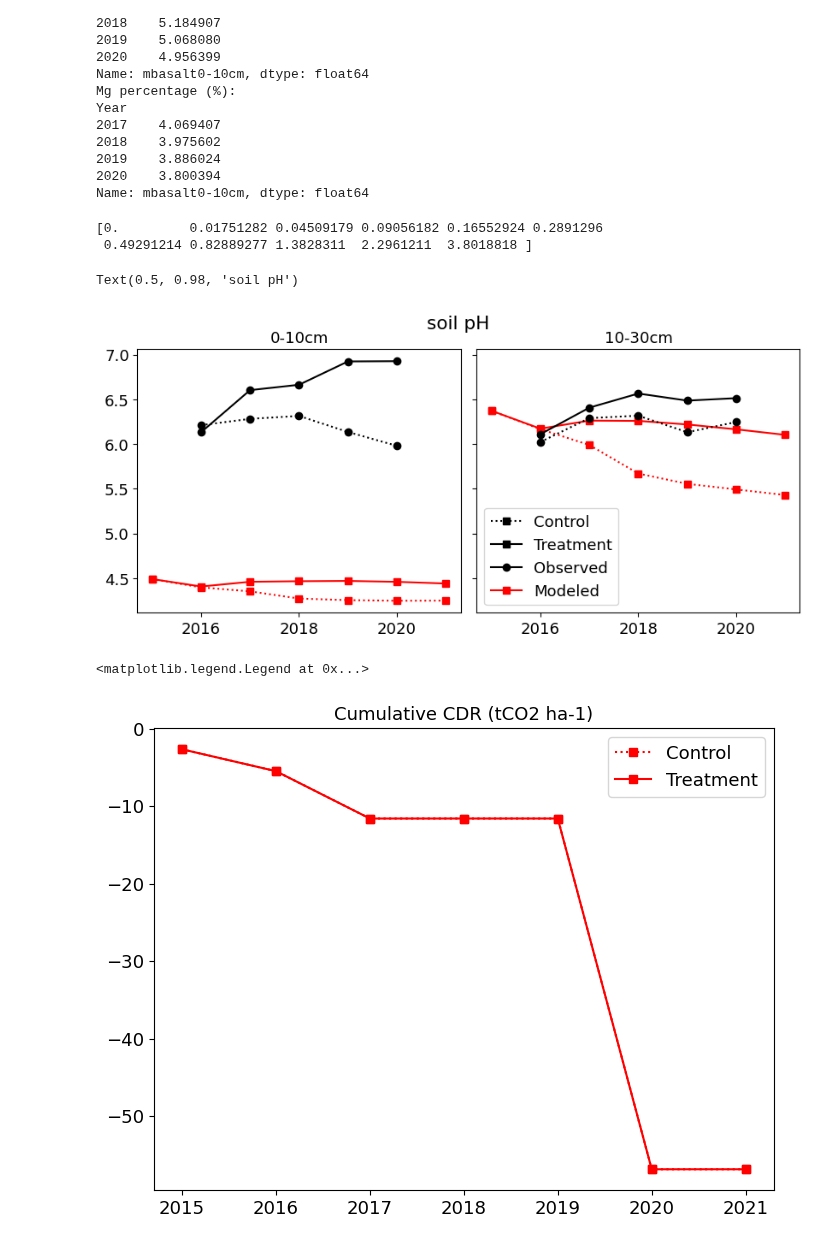
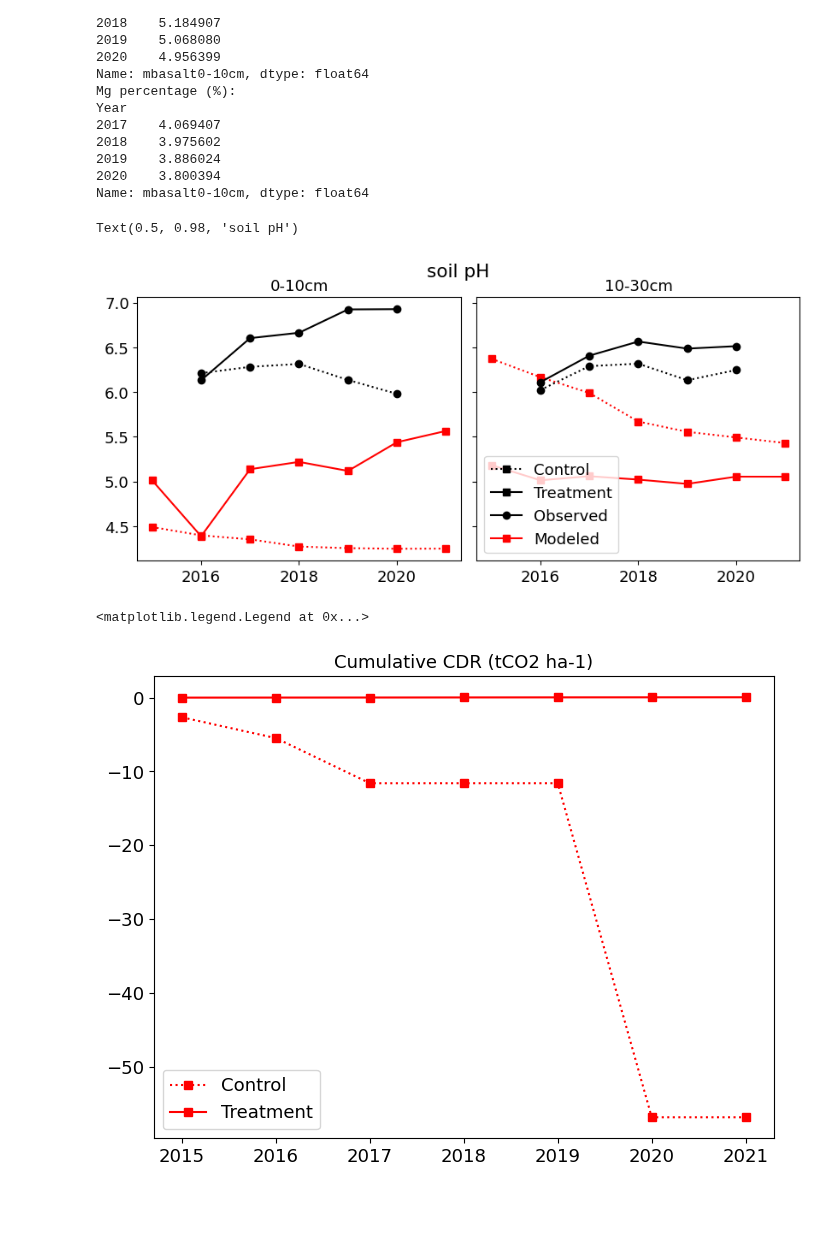
Before and after one commit to ypwong22/erw_scripts, a Jupyter notebook: plot_simulation_obs_UIEF.ipynb, the cells around one changed output. Saved outputs shown, nothing was run; the diff lists cells and outputs as text; code cells hidden in the pictures; blank space fills up the shorter version.

Commit message:
process UIEF ensemble outcome

```diff
--- a/plot_simulation_obs_UIEF.ipynb
+++ b/plot_simulation_obs_UIEF.ipynb
@@ -114,28 +118,9 @@ hr0 = xr.open_mfdataset(flist_1)
 
 # treatment - metabasalt
 #case_name = '20250918_UIEF_ICB20TRCNPRDCTCBC_altChem'
-case_name = '20250917_UIEF_ICB20TRCNPRDCTCBC'
-flist_2 = [os.path.join(os.environ['E3SM_ROOT'], 'output', f'{case_name}_erw', 'run',
-                        f'{case_name}_erw.elm.h1.{yy}-01-01-00000.nc') \
+case_name = '20250920_UIEF_ICB20TRCNPRDCTCBC_obsForc'
+flist_2 = [os.path.join(os.environ['E3SM_ROOT'], 'output', f'{case_name}erw', 'run',
+                        f'{case_name}erw.elm.h1.{yy}-01-01-00000.nc') \
             #for yy in range(1980, 2016)]
             for yy in range(2015, 2022)]
 hr = xr.open_mfdataset(flist_2)
-
-zsoi = np.insert((hr['levgrnd'].values[:-1] + hr['levgrnd'].values[1:]) / 2, 0, 0)
-zsoi = np.insert(zsoi, -1, hr['levgrnd'].values[-1] +
-                0.5 * (hr['levgrnd'].values[-1] - hr['levgrnd'].values[-2]))
-thickness = np.diff(zsoi)
-
-nlevsoi = 10
-
-zsoi = zsoi[:(nlevsoi+1)]
-thickness = thickness[:nlevsoi]
-
-depth_ranges = [(0., 0.1), (0.1, 0.3)]
-depth_names = ['0-10cm', '10-30cm']
-tvec = np.arange(2015, 2022)
-# %%
-print(zsoi)
-# %% [output]
-[0.         0.01751282 0.04509179 0.09056182 0.16552924 0.2891296
- 0.49291214 0.82889277 1.3828311  2.2961211  3.8018818 ]
@@ -142,25 +225,10 @@ print(zsoi)
 # %%
-soil_pH = {
-    'control': np.zeros([len(tvec), 2]),
-    'treatment': np.zeros([len(tvec), 2])
-}
-
-for i, (min_depth, max_depth) in enumerate(depth_ranges):
-    weight = np.where((zsoi[:-1] < max_depth) & (zsoi[1:] > min_depth),
-                      np.minimum(thickness, max_depth - zsoi[:-1], zsoi[1:] - min_depth),
-                      0)
-
-    soil_pH['control'][:,i] = np.nansum(hr0['soil_pH'].resample(time = '1Y').mean().values[:,:nlevsoi,0] * weight.reshape(1, -1), axis = 1) / np.sum(weight)
-
-    soil_pH['treatment'][:,i] = np.nansum(hr['soil_pH'].resample(time = '1Y').mean().values[:,:nlevsoi,0] * weight.reshape(1, -1), axis = 1) / np.sum(weight)
-
-
 fig, axes = plt.subplots(1, 2, figsize = (10, 4), sharex = True, sharey = True)
 fig.subplots_adjust(wspace = 0.05)
 for i, (depth, ax) in enumerate(zip(depth_names, axes.flat)):
 
-    ax.plot(tvec, soil_pH['control'][:,i], ':sr')
-    ax.plot(tvec, soil_pH['treatment'][:,i], '-sr')
+    ax.plot(tvec, soil_pH['control'][depth], ':sr')
+    ax.plot(tvec, soil_pH['treatment'][depth], '-sr')
 
     ax.plot(obs_soil_pH.index, obs_soil_pH[(depth, 'control')], ':ok')
     ax.plot(obs_soil_pH.index, obs_soil_pH[(depth, 'treatment')], '-ok')
@@ -174,19 +242,13 @@ ax.legend()
 fig.suptitle('soil pH')
 # %% [output]
 Text(0.5, 0.98, 'soil pH')
-[figure, old version]
+[figure, new version]
 # %%
-# gC m-2 s-1 => cumulative tCO2 ha-1
-r_sequestration = {
-    'control': np.cumsum(hr0['r_sequestration'].resample(time = '1Y').mean()[:,0].values) * 365 * 24 * 3600 * 44/12 * 0.01,
-    'treatment': np.cumsum(hr['r_sequestration'].resample(time = '1Y').mean()[:,0].values) * 365 * 24 * 3600 * 44/12 * 0.01
-}
-
 fig, ax = plt.subplots(figsize = (8, 6), sharex = True, sharey = True)
 ax.plot(tvec, r_sequestration['control'], ':sr', label = 'Control')
 ax.plot(tvec, r_sequestration['treatment'], '-sr', label = 'Treatment')
 ax.set_title('Cumulative CDR (tCO2 ha-1)')
 ax.legend()
 # %% [output]
 <matplotlib.legend.Legend at 0x...>
-[figure, old version]
+[figure, new version]
```
Also changed, not shown: parts of 8 cells of this notebook, 4 other files.
